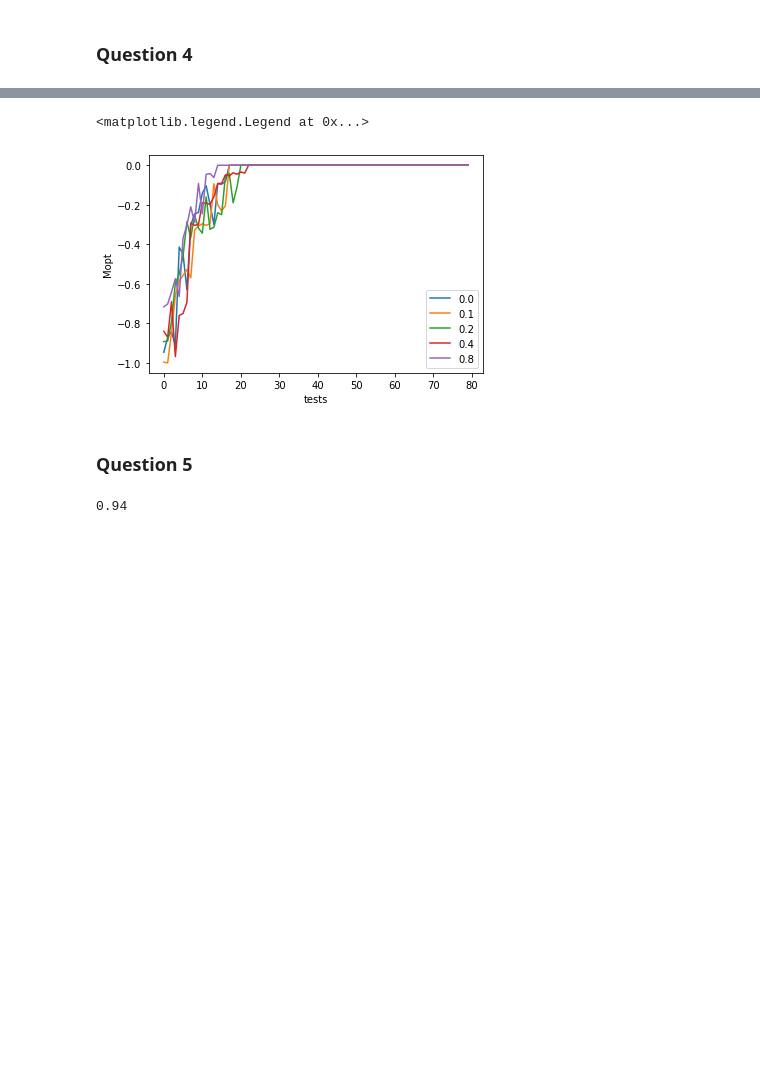
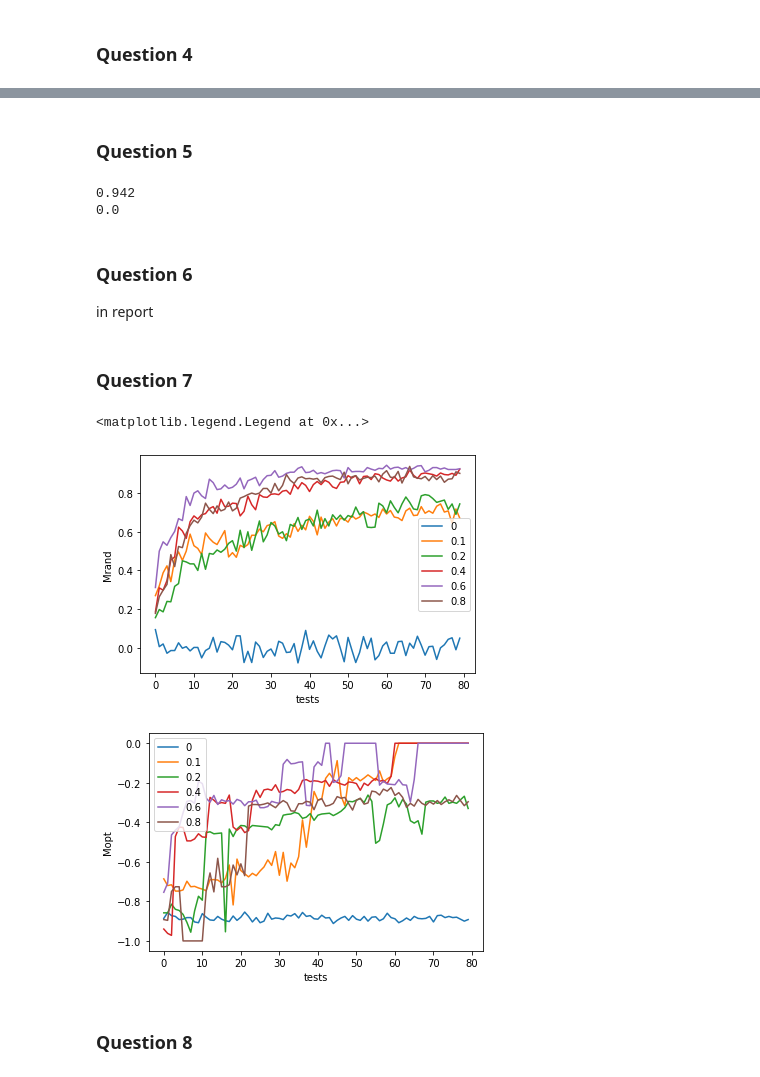
Before and after one commit to yhangchen/Tic-Tac-Toe, a Jupyter notebook: solution.ipynb, the cells around one changed output, grey strips where cells are left out. Drawn from its saved outputs; the diff is of its cells as text; code cells hidden in the pictures; blank space fills up the shorter version.

```diff
--- a/solution.ipynb
+++ b/solution.ipynb
@@ -116,16 +126,47 @@ plt.legend()
-# %%
-# M_opt
-for j in range(len(test_epses)):
-    plt.plot(test_reward_lists_optimal[j], label=str(test_epses[j]))
-    plt.xlabel(f'tests')
-    plt.ylabel('Mopt')
-plt.legend()
-# %% [output]
-<matplotlib.legend.Legend at 0x...>
-[figure, removed]
 # %% [markdown]
 ### Question 5
 # %%
-print(max([max(it) for it in test_reward_lists_random]))
+print(max([max(it) for it in test_reward_lists_random_4]))
+print(max([max(it) for it in test_reward_lists_optimal_4]))
 # %% [output]
-0.94
+0.942
+0.0
+# %% [markdown]
+### Question 6
+in report
+# %% [markdown]
+### Question 7
+# %%
+Turns = np.array(['X','O'])
+test_reward_lists_random_7 = []
+test_reward_lists_optimal_7 = []
+train_epses = [0, 0.1, 0.2, 0.4, 0.6, 0.8]
+for train_eps in train_epses:
+    player1 = QPlayer(epsilon=train_eps, player=Turns[0])
+    player2 = QPlayer(epsilon=train_eps, player=Turns[1])
+    env3 = QlearningEnv(player1=player1, player2=player2)
+    env3.set_testing()
+    env3.train(20000)
+    test_reward_lists_random_7.append(env3.test_avg_reward['random'])
+    test_reward_lists_optimal_7.append(env3.test_avg_reward['optimal'])
+# %%
+# M_rand
+plt.figure()
+for j in range(len(train_epses)):
+    plt.plot(test_reward_lists_random_7[j], label=str(train_epses[j]))
+plt.xlabel(f'tests')
+plt.ylabel('Mrand')
+plt.legend()
+
+plt.figure()
+for j in range(len(train_epses)):
+    plt.plot(test_reward_lists_optimal_7[j], label=str(train_epses[j]))
+plt.xlabel(f'tests')
+plt.ylabel('Mopt')
+plt.legend()
+# %% [output]
+<matplotlib.legend.Legend at 0x...>
+[figure, added]
+[figure, added]
+# %% [markdown]
+### Question 8
```
Also changed, not shown: parts of 12 cells of this notebook, 1 other file.
